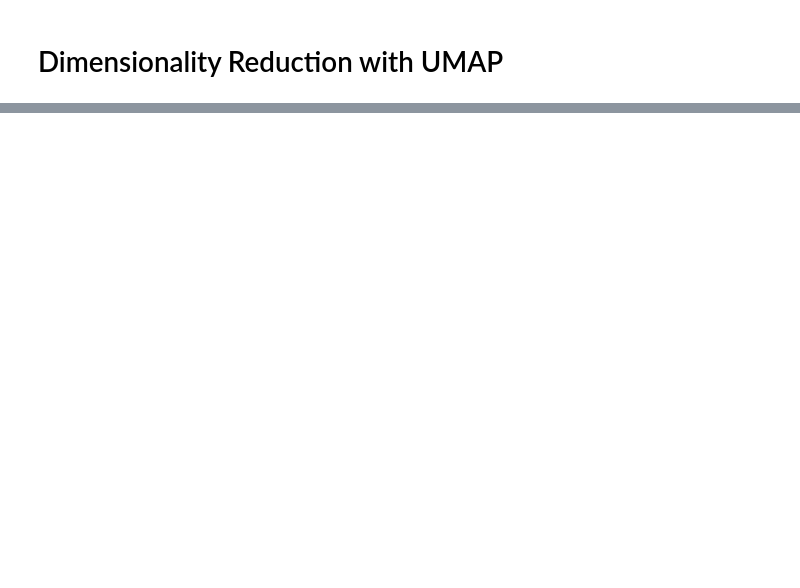
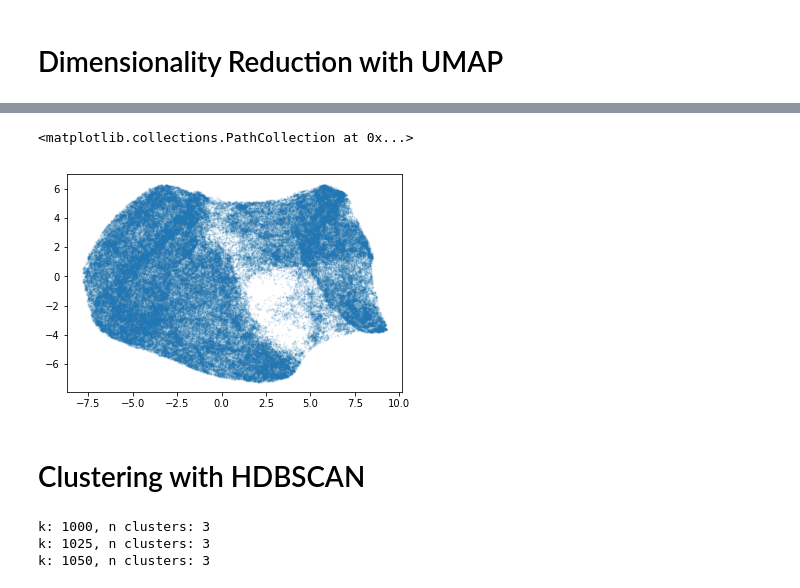
Before and after one commit to pmuellner/supporttheunderground, a Jupyter notebook: Identification of Track Clusters and User groups.ipynb, the cells around one changed output, grey strips where cells are left out. Saved outputs shown, nothing was run; the diff lists cells and outputs as text; code cells hidden in the pictures; blank space fills up the shorter version.

```diff
--- a/Identification of Track Clusters and User groups.ipynb
+++ b/Identification of Track Clusters and User groups.ipynb
@@ -36,0 +48,7 @@ latent_dimensions_df.head()
+# %%
+plt.scatter(latent_dimensions_df[0], latent_dimensions_df[1], alpha=0.1, s=1)
+# %% [output]
+<matplotlib.collections.PathCollection at 0x...>
+[figure, added]
+# %% [markdown]
+# Clustering with HDBSCAN
@@ -36,0 +69,9 @@ latent_dimensions_df.head()
+# %%
+for k in range(1000, 1500, 25):
+    model = hdbscan.HDBSCAN(min_cluster_size=k)
+    predictions = model.fit_predict(latent_dimensions_df)
+    print("k: %d, n clusters: %d" % (k, len(set(predictions))-1))
+# %% [output]
+k: 1000, n clusters: 3
+k: 1025, n clusters: 3
+k: 1050, n clusters: 3
```
Also changed, not shown: parts of 5 cells of this notebook, 1 other file.
